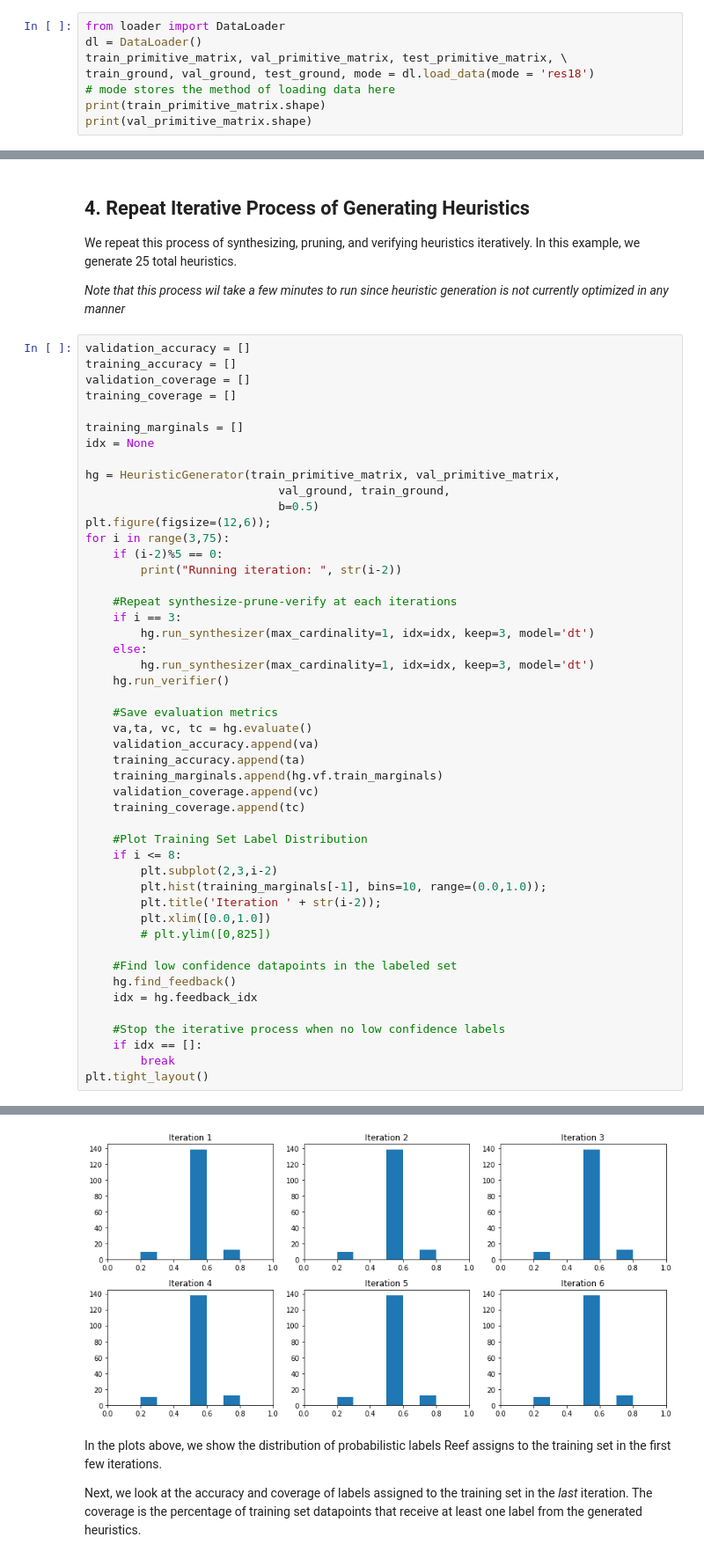
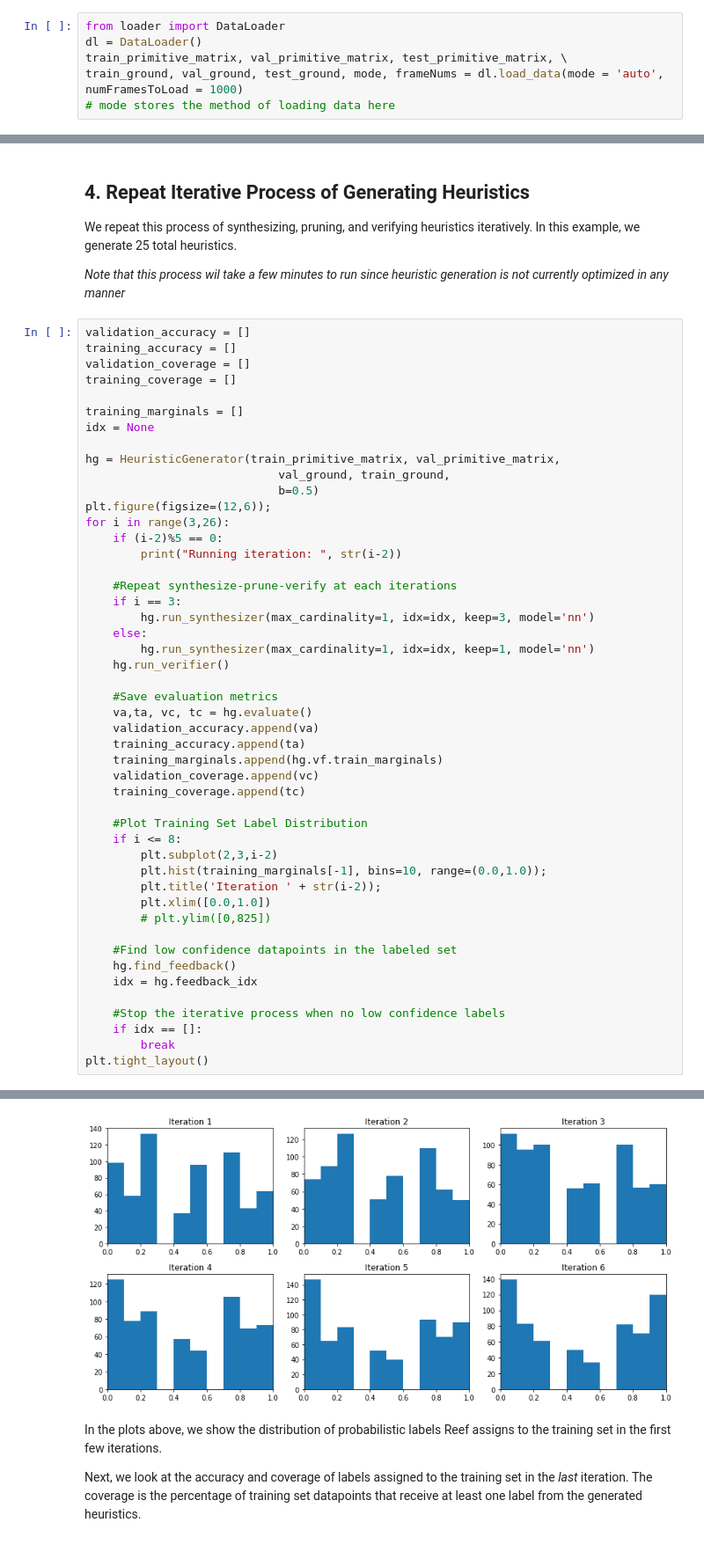
Before and after one commit to swetharevanur/cs231n-final-project, a Jupyter notebook: src/generate_reef_labels_US.ipynb, the cells around one changed output, grey strips where cells are left out. Shown: that part at 88% size. Saved outputs shown, nothing was run; the diff lists cells and outputs as text.

```diff
--- a/src/generate_reef_labels_US.ipynb
+++ b/src/generate_reef_labels_US.ipynb
@@ -21,8 +14,6 @@ The data is in `data/imdb/budgetandactors.txt`, which contains the plot and genr
 from loader import DataLoader
 dl = DataLoader()
 train_primitive_matrix, val_primitive_matrix, test_primitive_matrix, \
-train_ground, val_ground, test_ground, mode = dl.load_data(mode = 'res18')
+train_ground, val_ground, test_ground, mode, frameNums = dl.load_data(mode = 'auto', numFramesToLoad = 1000)
 # mode stores the method of loading data here
-print(train_primitive_matrix.shape)
-print(val_primitive_matrix.shape)
 # %% [output]
@@ -140,15 +127,15 @@ hg = HeuristicGenerator(train_primitive_matrix, val_primitive_matrix,
                             val_ground, train_ground,
                             b=0.5)
 plt.figure(figsize=(12,6));
-for i in range(3,75):
+for i in range(3,26):
     if (i-2)%5 == 0:
         print("Running iteration: ", str(i-2))
 
     #Repeat synthesize-prune-verify at each iterations
     if i == 3:
-        hg.run_synthesizer(max_cardinality=1, idx=idx, keep=3, model='dt')
+        hg.run_synthesizer(max_cardinality=1, idx=idx, keep=3, model='nn')
     else:
-        hg.run_synthesizer(max_cardinality=1, idx=idx, keep=3, model='dt')
+        hg.run_synthesizer(max_cardinality=1, idx=idx, keep=1, model='nn')
     hg.run_verifier()
 
     #Save evaluation metrics
@@ -193,4 +170,4 @@ Running iteration:  70
-[figure, old version]
+[figure, new version]
 # %% [markdown]
 In the plots above, we show the distribution of probabilistic labels Reef assigns to the training set in the first few iterations.
 
```
Also changed, not shown: parts of 15 cells of this notebook, 12 other files.
